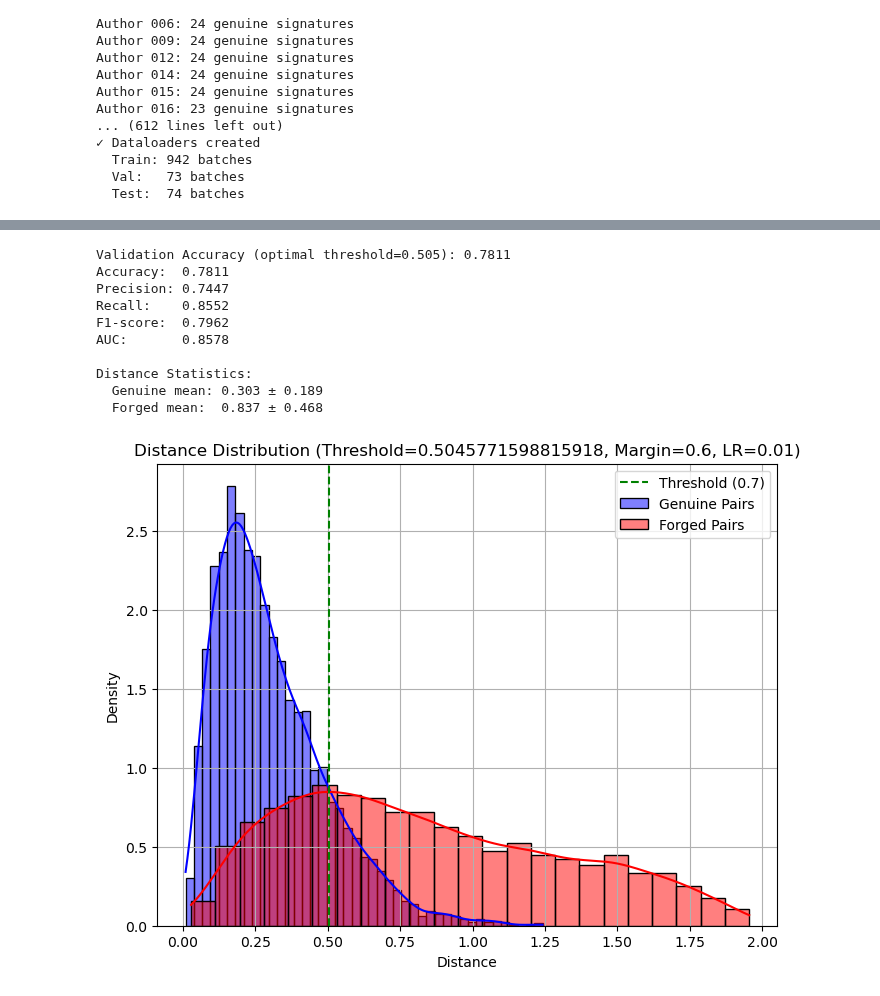
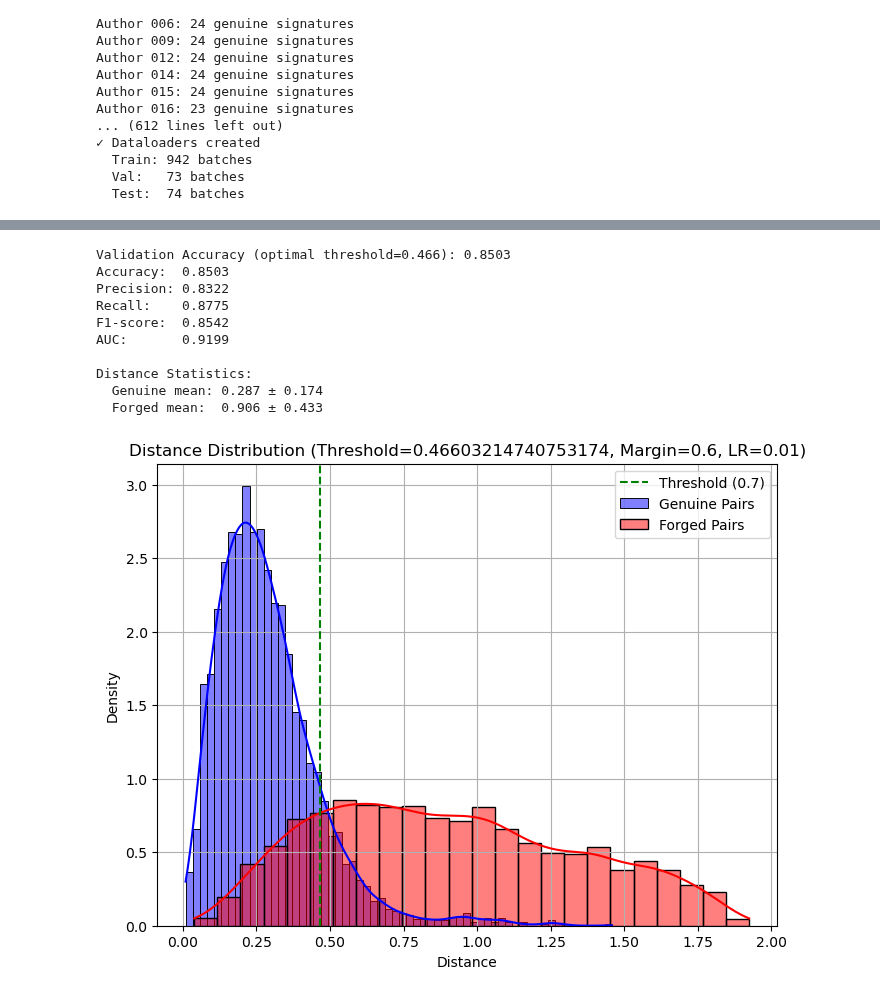
Before and after one commit to Sujan-13/Signature_Verification2, a Jupyter notebook: test_gpu-Copy4.ipynb, the cells around one changed output, grey strips where cells are left out. Saved outputs shown, nothing was run; the diff lists cells and outputs as text; code cells hidden in the pictures.

```diff
--- a/test_gpu-Copy4.ipynb
+++ b/test_gpu-Copy4.ipynb
@@ -271,8 +292,6 @@ margin=0.6
 lr=0.01
 threshold=0.7
 from model import model_final as model,device
-model = torch.compile(model, mode="reduce-overhead")   # or "default"
-model = model.to(device)
 # %%
 import torch.optim.lr_scheduler as lr_scheduler
 # criterion = ContrastiveLoss(margin=margin)
@@ -738,7 +757,7 @@ labels_all = []
 model.load_state_dict(torch.load(best_model_path, map_location=device))
 model.eval()
 with torch.no_grad():
-    for img1_array, img2, labels in test_dataloader:
+    for img1_array, img2, labels in val_dataloader:
         # Use only first reference
         img1 = img1_array.to(device, non_blocking=True)
         #img1 = img1_array.to(device, non_blocking=True)
@@ -776,39 +795,39 @@ y_pred_optimal = (distance_all.cpu().numpy() < optimal_threshold).astype(int)
 print(f"Validation Accuracy (optimal threshold={optimal_threshold:.3f}): {accuracy_score(y_true, y_pred_optimal):.4f}")
 print(f"Accuracy:  {accuracy_score(y_true, y_pred):.4f}")
 print(f"Precision: {precision_score(y_true, y_pred):.4f}")
 print(f"Recall:    {recall_score(y_true, y_pred):.4f}")
 print(f"F1-score:  {f1_score(y_true, y_pred):.4f}")
 print(f"AUC:       {roc_auc_score(y_true, similarity_scores):.4f}")
 print(f"\nDistance Statistics:")
 print(f"  Genuine mean: {distance_all[labels_all==1].mean():.3f} ± {distance_all[labels_all==1].std():.3f}")
 print(f"  Forged mean:  {distance_all[labels_all==0].mean():.3f} ± {distance_all[labels_all==0].std():.3f}")
 indices = np.random.permutation(len(labels_all))
 distance_np = distance_all[indices].cpu().numpy()
 labels_np = labels_all[indices].cpu().numpy()
 distance_genuine = distance_np[labels_np == 1].tolist()
 distance_forged = distance_np[labels_np == 0].tolist()
 
 plt.figure(figsize=(8, 6))
 sns.histplot(distance_genuine, color='blue', label='Genuine Pairs', kde=True, stat='density')
 sns.histplot(distance_forged, color='red', label='Forged Pairs', kde=True, stat='density')
 plt.axvline(x=optimal_threshold, color='green', linestyle='--', label=f'Threshold ({threshold})')
 plt.xlabel('Distance')
 plt.ylabel('Density')
 plt.title(f'Distance Distribution (Threshold={optimal_threshold}, Margin={margin}, LR={lr})')
 plt.legend()
 plt.grid(True)
 # plt.savefig(f"second_saved_models/saved_models/LENET/cosine_sim/cosine_similarity_distribution_threshold_{threshold}_{margin}_{lr}.png")
 plt.show()  # Display the plot
 plt.close()
 # %% [output]
-Validation Accuracy (optimal threshold=0.505): 0.7811
-Accuracy:  0.7811
-Precision: 0.7447
-Recall:    0.8552
-F1-score:  0.7962
-AUC:       0.8578
+Validation Accuracy (optimal threshold=0.466): 0.8503
+Accuracy:  0.8503
+Precision: 0.8322
+Recall:    0.8775
+F1-score:  0.8542
+AUC:       0.9199
 
 Distance Statistics:
-  Genuine mean: 0.303 ± 0.189
-  Forged mean:  0.837 ± 0.468
+  Genuine mean: 0.287 ± 0.174
+  Forged mean:  0.906 ± 0.433
-[figure, old version]
+[figure, new version]
```
Also changed, not shown: parts of 3 cells of this notebook, 2 other files.
